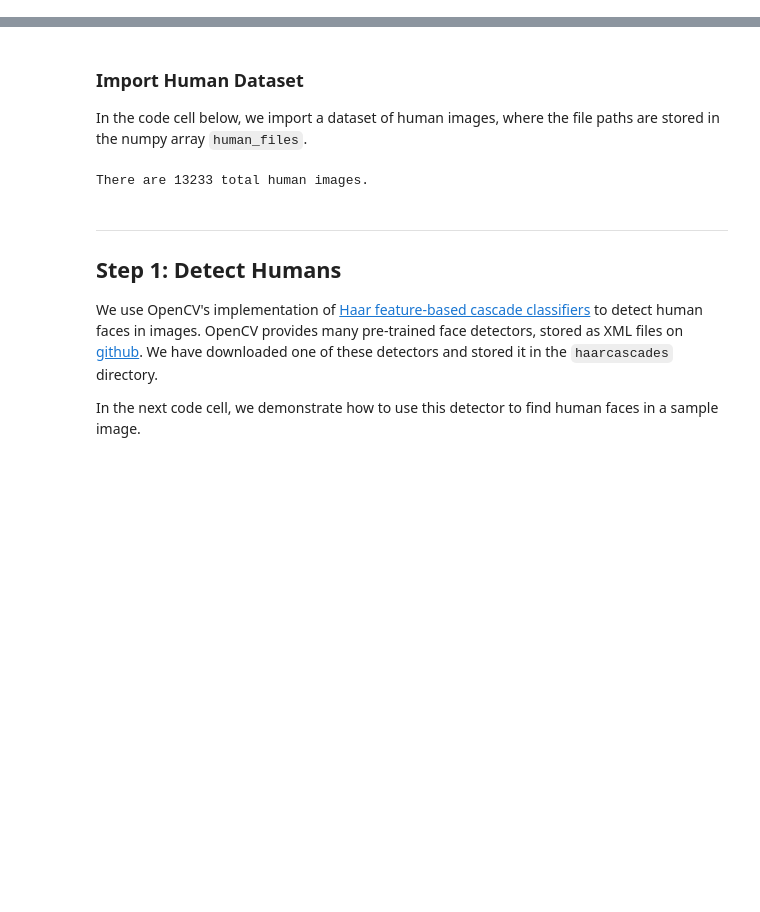
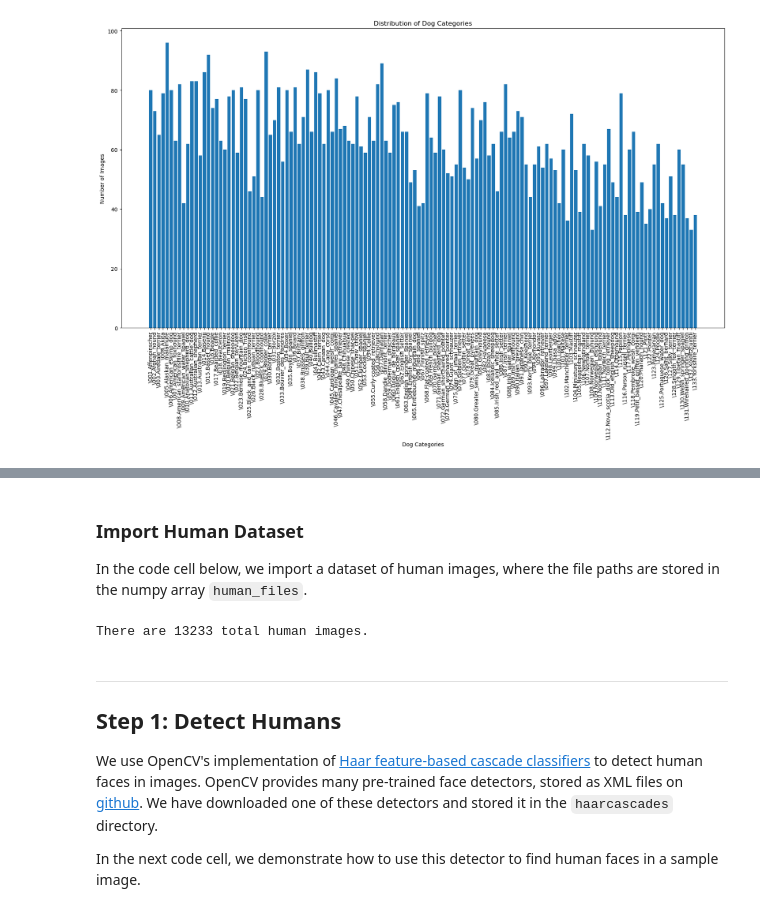
Before and after one commit to Alwalid-Abushanab/DogBreedClassification, a Jupyter notebook: dog_app.ipynb, the cells around one changed output, grey strips where cells are left out. Cells and saved outputs as stored; diff of their text form; code cells hidden in the pictures; blank space fills up the shorter version.

Commit message:
add visualization

```diff
--- a/dog_app.ipynb
+++ b/dog_app.ipynb
@@ -91,3 +89,19 @@ There are 8351 total dog images.
 There are 6680 training dog images.
 There are 835 validation dog images.
 There are 836 test dog images.
+# %%
+import matplotlib.pyplot as plt
+image_counts_per_category = np.sum(train_targets, axis=0) + np.sum(valid_targets, axis=0) + np.sum(test_targets, axis=0)
+dog_names = [item[20:-1] for item in sorted(glob("data/dogImages/train/*/"))]
+
+
+# Plot
+plt.figure(figsize=(20, 10))
+plt.bar(dog_names, image_counts_per_category)
+plt.xticks(rotation=90)  # Rotate names for better visibility
+plt.xlabel('Dog Categories')
+plt.ylabel('Number of Images')
+plt.title('Distribution of Dog Categories')
+plt.show()
+# %% [output]
+[figure, added]
```
Also changed, not shown: parts of 2 cells of this notebook.
